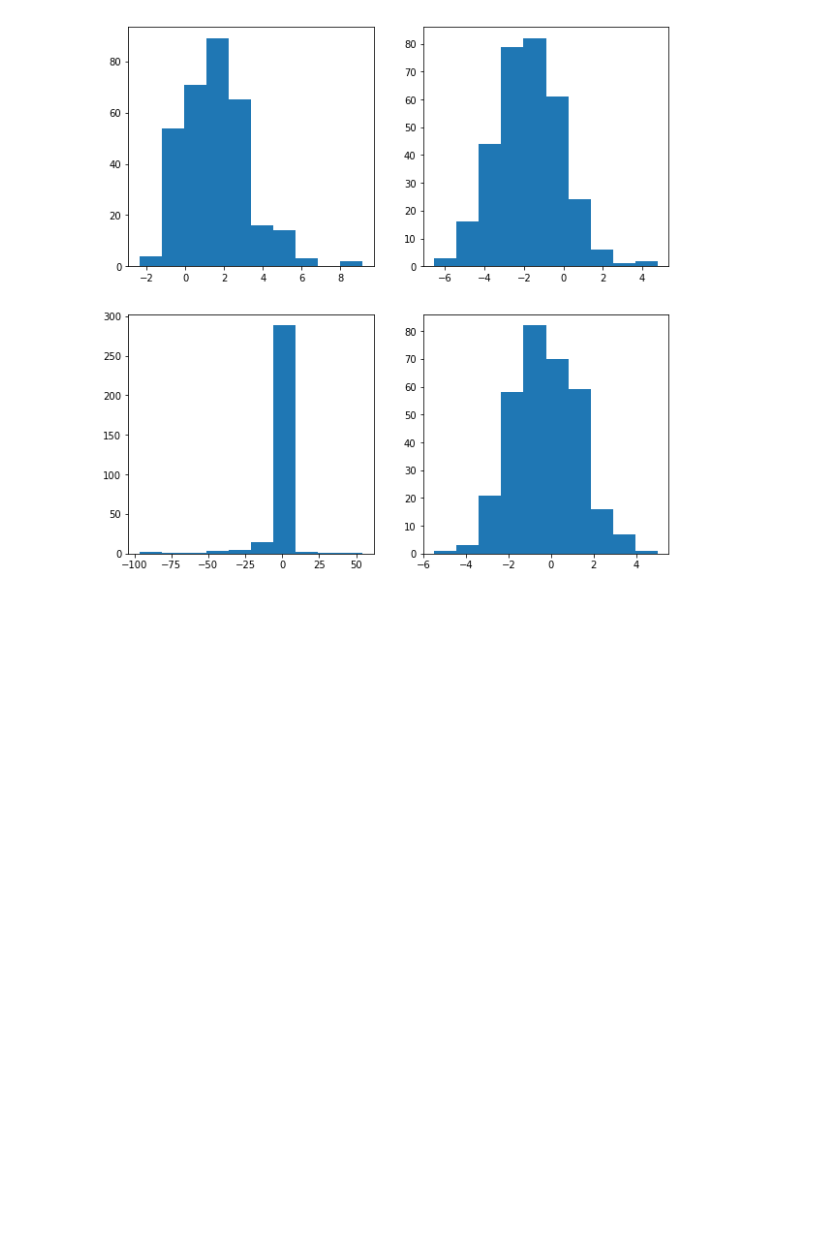
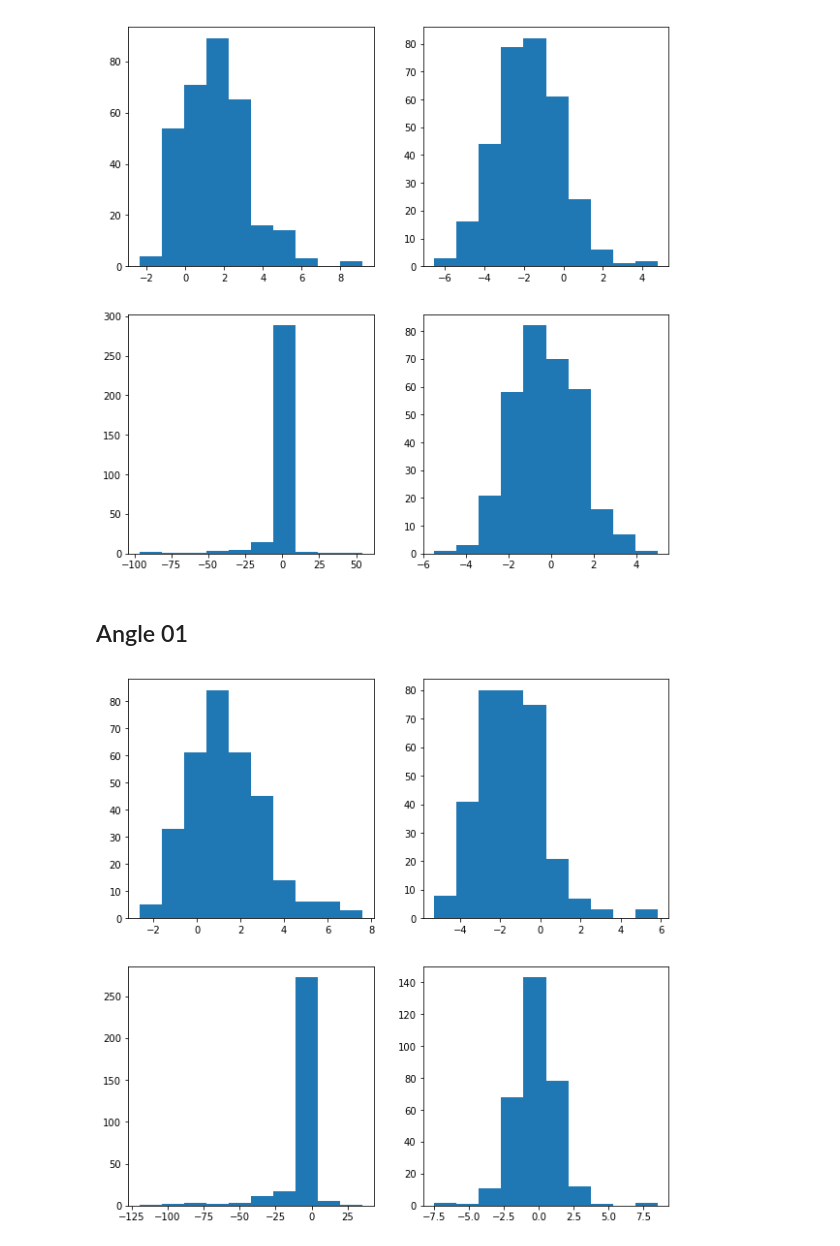
Before and after one commit to sainathadapa/kaggle-carvana-image-masking-challenge, a Jupyter notebook: 13-bboxes-revisit.ipynb, the cells around one changed output. Drawn from its saved outputs; the diff is of its cells as text; code cells hidden in the pictures; blank space fills up the shorter version.

Commit message:
training models separately for each angle

```diff
--- a/13-bboxes-revisit.ipynb
+++ b/13-bboxes-revisit.ipynb
@@ -30,7 +30,7 @@ ids_list = [x.split('.')[0] for x in listdir('data/train')]
 def find_bounding_boxes(tmp):
 
     axis_0_sum = np.sum(tmp, axis=0)
-    axis_1_sum = np.sum(tmp, axis=1)np.sum(tmp, axis=1)
+    axis_1_sum = np.sum(tmp, axis=1)
 
     y_min = np.nonzero(axis_1_sum)[0][0]
     y_max = np.nonzero(axis_1_sum)[0][-1]
@@ -268,3 +271,31 @@ plt.show();
 # %%
 import pickle
 pickle.dump( train_bboxes_resized, open( "train_bboxes_resized_m512_ang_09.pkl", "wb" ) )
+# %% [markdown]
+## Angle 01
+# %%
+train_bboxes_resized = { id: train_bboxes_resized[id] for id in df[df.angle=='01'].id.values }
+# %%
+x_min=[]
+x_max=[]
+y_min=[]
+y_max=[]
+for id in train_bboxes_resized:
+    x_min.append(mask_bboxes[id][0] - train_bboxes_resized[id][0])
+    x_max.append(train_bboxes_resized[id][1] - mask_bboxes[id][1])
+    y_min.append(mask_bboxes[id][2] - train_bboxes_resized[id][2])
+    y_max.append(train_bboxes_resized[id][3] - mask_bboxes[id][3])
+# %%
+# There shoudn't be any points lesser than zero
+plt.figure(figsize=(10, 10))
+plt.subplot(2,2,1)
+plt.hist(x_min)
+plt.subplot(2,2,2)
+plt.hist(x_max)
+plt.subplot(2,2,3)
+plt.hist(y_min)
+plt.subplot(2,2,4)
+plt.hist(y_max)
+plt.show();
+# %% [output]
+[figure, added]
```
Also changed, not shown: parts of 11 cells of this notebook, 3 other files.
